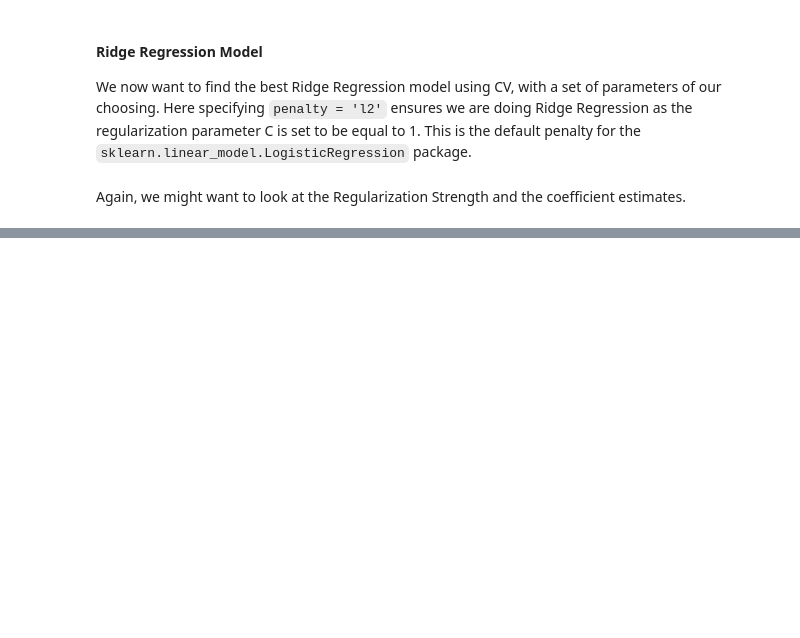
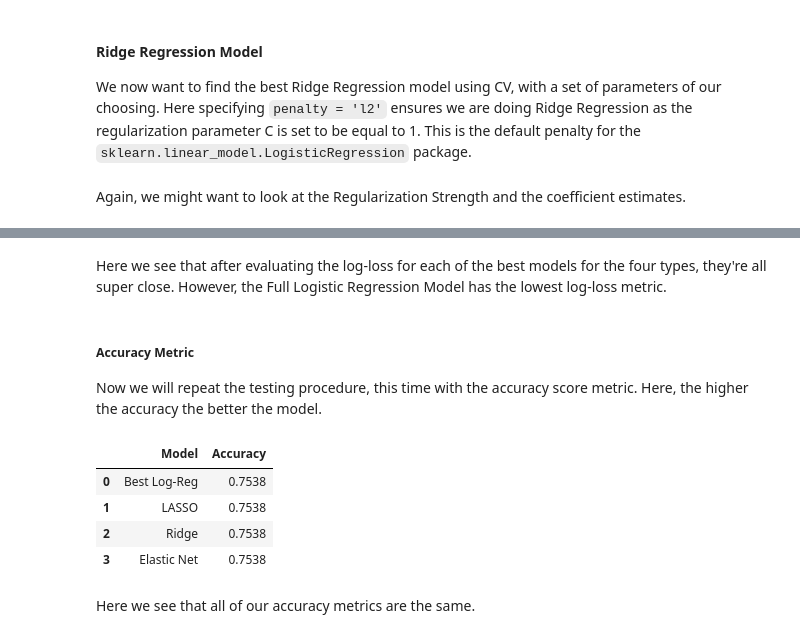
Before and after one commit to Ambaright/ST-554-Homework-7, a Jupyter notebook: Baright_ST554_Homework_7.ipynb, the cells around one changed output, grey strips where cells are left out. Drawn from its saved outputs; the diff is of its cells as text; code cells hidden in the pictures; blank space fills up the shorter version.

```diff
--- a/Baright_ST554_Homework_7.ipynb
+++ b/Baright_ST554_Homework_7.ipynb
@@ -590,0 +680,29 @@ Coefficients:  [[-0.0564031  -1.1119313   0.34663442  3.42034966 -0.86422863 -0.
+# %% [markdown]
+Here we see that after evaluating the log-loss for each of the best models for the four types, they're all super close. However, the Full Logistic Regression Model has the lowest log-loss metric.
+# %% [markdown]
+##### Accuracy Metric
+
+Now we will repeat the testing procedure, this time with the accuracy score metric. Here, the higher the accuracy the better the model.
+# %%
+classification_results_a = []
+
+for name, model in class_models.items():
+    y_pred = model.predict(X_test_c)
+
+    acc = accuracy_score(y_test_c, y_pred)
+
+    classification_results_a.append({
+        "Model": name,
+        "Accuracy": round(acc, 4)
+    })
+
+# Display Results
+pd.DataFrame(classification_results_a)
+# %% [output]
+|  | Model | Accuracy |
+| 0 | Best Log-Reg | 0.7538 |
+| 1 | LASSO | 0.7538 |
+| 2 | Ridge | 0.7538 |
+| 3 | Elastic Net | 0.7538 |
+# %% [markdown]
+Here we see that all of our accuracy metrics are the same.
```
Also changed, not shown: parts of 17 cells of this notebook.
